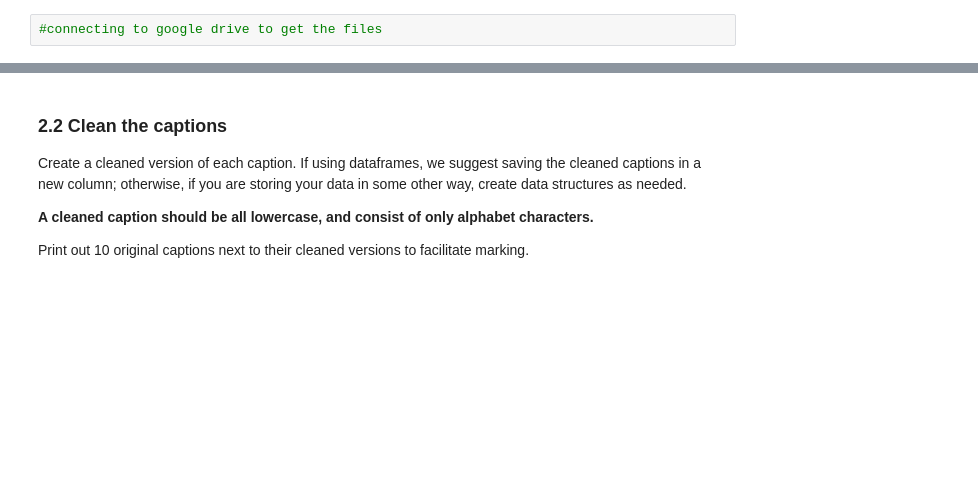
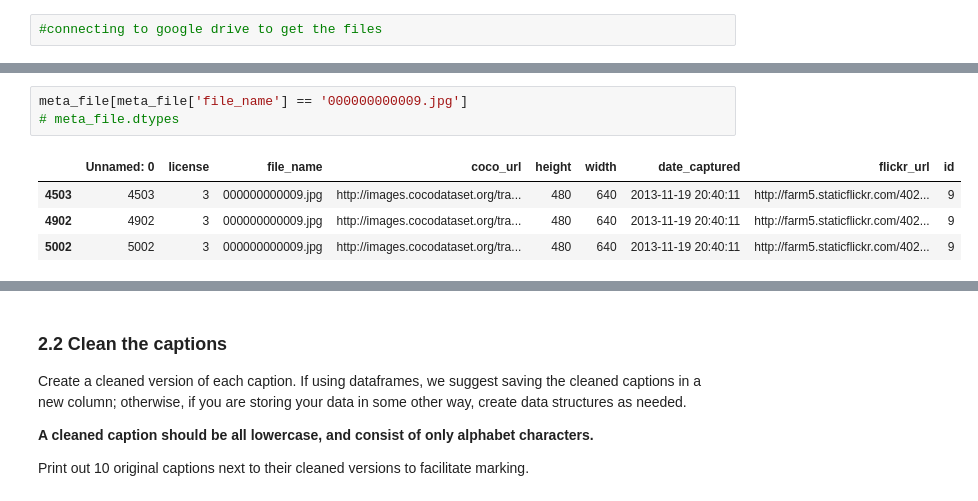
Before and after one commit to shreyshrey/ML, a Jupyter notebook: OCOMP5203M_A1.ipynb, the cells around one changed output, grey strips where cells are left out. Saved outputs shown, nothing was run; the diff lists cells and outputs as text; blank space fills up the shorter version.

```diff
--- a/OCOMP5203M_A1.ipynb
+++ b/OCOMP5203M_A1.ipynb
@@ -170,0 +192,8 @@ Mounted at /content/drive/
+# %%
+meta_file[meta_file['file_name'] == '000000000009.jpg']
+# meta_file.dtypes
+# %% [output]
+|  | Unnamed: 0 | license | file_name | coco_url | height | width | date_captured | flickr_url | id |
+| 4503 | 4503 | 3 | 000000000009.jpg | http://images.cocodataset.org/tra... | 480 | 640 | 2013-11-19 20:40:11 | http://farm5.staticflickr.com/402... | 9 |
+| 4902 | 4902 | 3 | 000000000009.jpg | http://images.cocodataset.org/tra... | 480 | 640 | 2013-11-19 20:40:11 | http://farm5.staticflickr.com/402... | 9 |
+| 5002 | 5002 | 3 | 000000000009.jpg | http://images.cocodataset.org/tra... | 480 | 640 | 2013-11-19 20:40:11 | http://farm5.staticflickr.com/402... | 9 |
```
Also changed, not shown: parts of 6 cells of this notebook.
